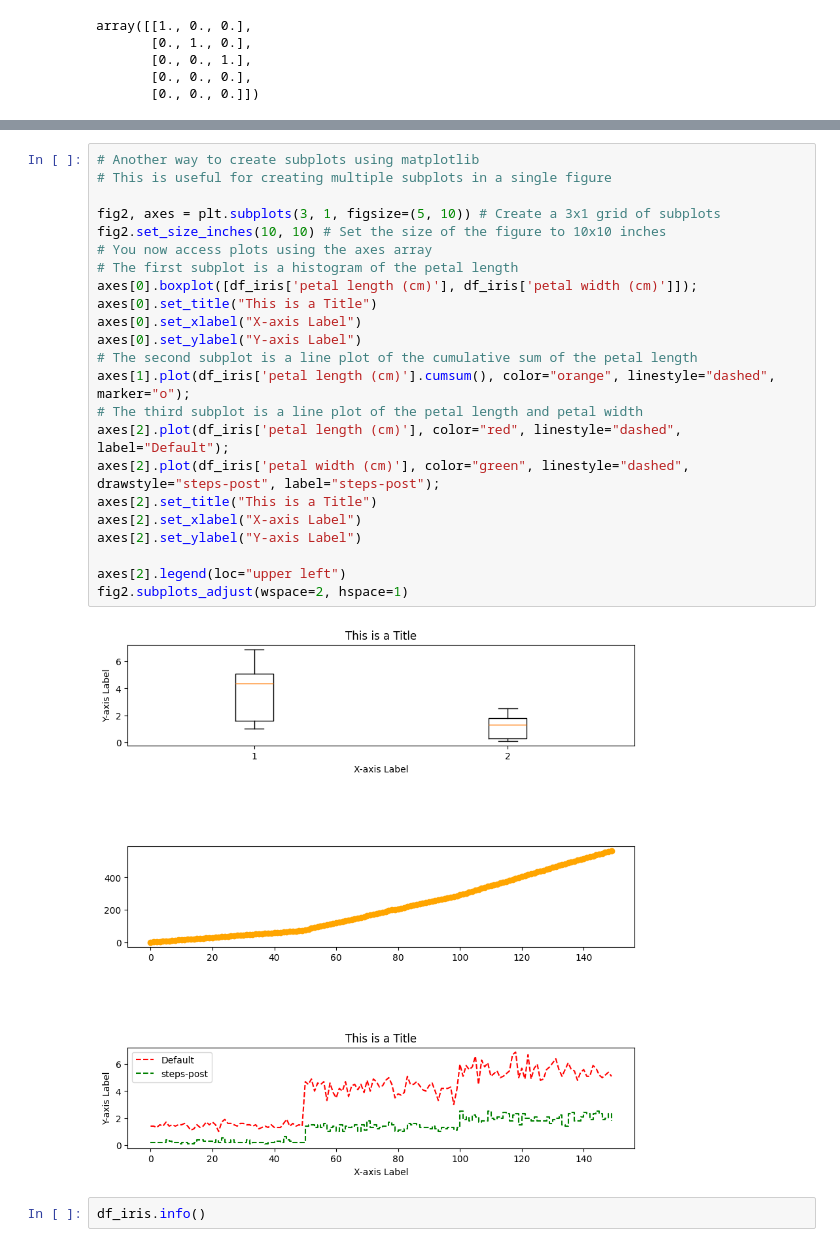
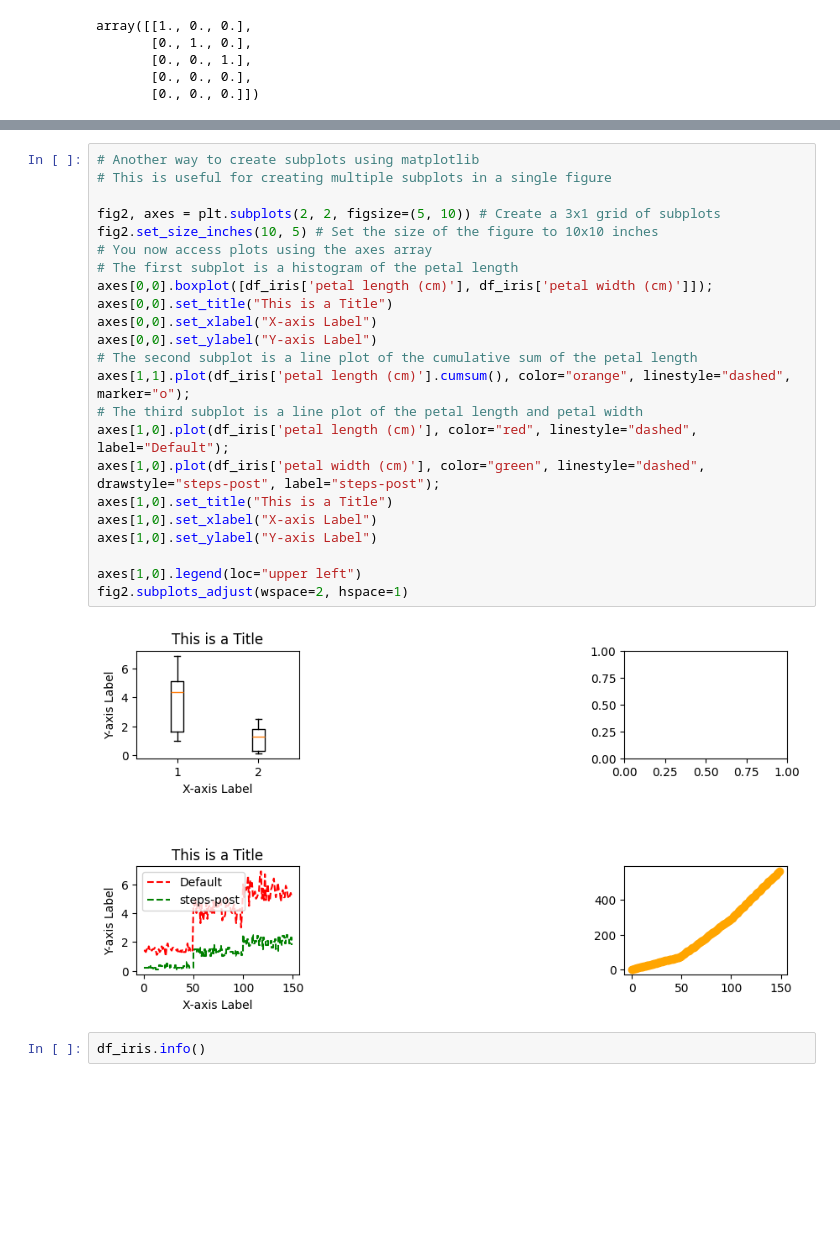
Before and after one commit to kenclements/SEAS8416DC8, a Jupyter notebook: src/SEAS8416_Spr1_25-Lecture_2.ipynb, the cells around one changed output, grey strips where cells are left out. Saved outputs shown, nothing was run; the diff lists cells and outputs as text; blank space fills up the shorter version.

```diff
--- a/src/SEAS8416_Spr1_25-Lecture_2.ipynb
+++ b/src/SEAS8416_Spr1_25-Lecture_2.ipynb
@@ -702,28 +778,28 @@ ax4.scatter(df_iris['petal length (cm)'], df_iris['petal width (cm)']);
 # %%
 # Another way to create subplots using matplotlib
 # This is useful for creating multiple subplots in a single figure
 
-fig2, axes = plt.subplots(3, 1, figsize=(5, 10)) # Create a 3x1 grid of subplots
-fig2.set_size_inches(10, 10) # Set the size of the figure to 10x10 inches
+fig2, axes = plt.subplots(2, 2, figsize=(5, 10)) # Create a 3x1 grid of subplots
+fig2.set_size_inches(10, 5) # Set the size of the figure to 10x10 inches
 # You now access plots using the axes array
 # The first subplot is a histogram of the petal length
-axes[0].boxplot([df_iris['petal length (cm)'], df_iris['petal width (cm)']]);
-axes[0].set_title("This is a Title")
-axes[0].set_xlabel("X-axis Label")
-axes[0].set_ylabel("Y-axis Label")
+axes[0,0].boxplot([df_iris['petal length (cm)'], df_iris['petal width (cm)']]);
+axes[0,0].set_title("This is a Title")
+axes[0,0].set_xlabel("X-axis Label")
+axes[0,0].set_ylabel("Y-axis Label")
 # The second subplot is a line plot of the cumulative sum of the petal length
-axes[1].plot(df_iris['petal length (cm)'].cumsum(), color="orange", linestyle="dashed", marker="o");
+axes[1,1].plot(df_iris['petal length (cm)'].cumsum(), color="orange", linestyle="dashed", marker="o");
 # The third subplot is a line plot of the petal length and petal width
-axes[2].plot(df_iris['petal length (cm)'], color="red", linestyle="dashed", label="Default");
-axes[2].plot(df_iris['petal width (cm)'], color="green", linestyle="dashed", drawstyle="steps-post", label="steps-post");
-axes[2].set_title("This is a Title")
-axes[2].set_xlabel("X-axis Label")
-axes[2].set_ylabel("Y-axis Label")
+axes[1,0].plot(df_iris['petal length (cm)'], color="red", linestyle="dashed", label="Default");
+axes[1,0].plot(df_iris['petal width (cm)'], color="green", linestyle="dashed", drawstyle="steps-post", label="steps-post");
+axes[1,0].set_title("This is a Title")
+axes[1,0].set_xlabel("X-axis Label")
+axes[1,0].set_ylabel("Y-axis Label")
 
-axes[2].legend(loc="upper left")
+axes[1,0].legend(loc="upper left")
 fig2.subplots_adjust(wspace=2, hspace=1)
 # %% [output]
-[figure, old version]
+[figure, new version]
 # %%
 df_iris.info()
 # %% [output]
```
Also changed, not shown: parts of 45 cells of this notebook, 7 other files.
